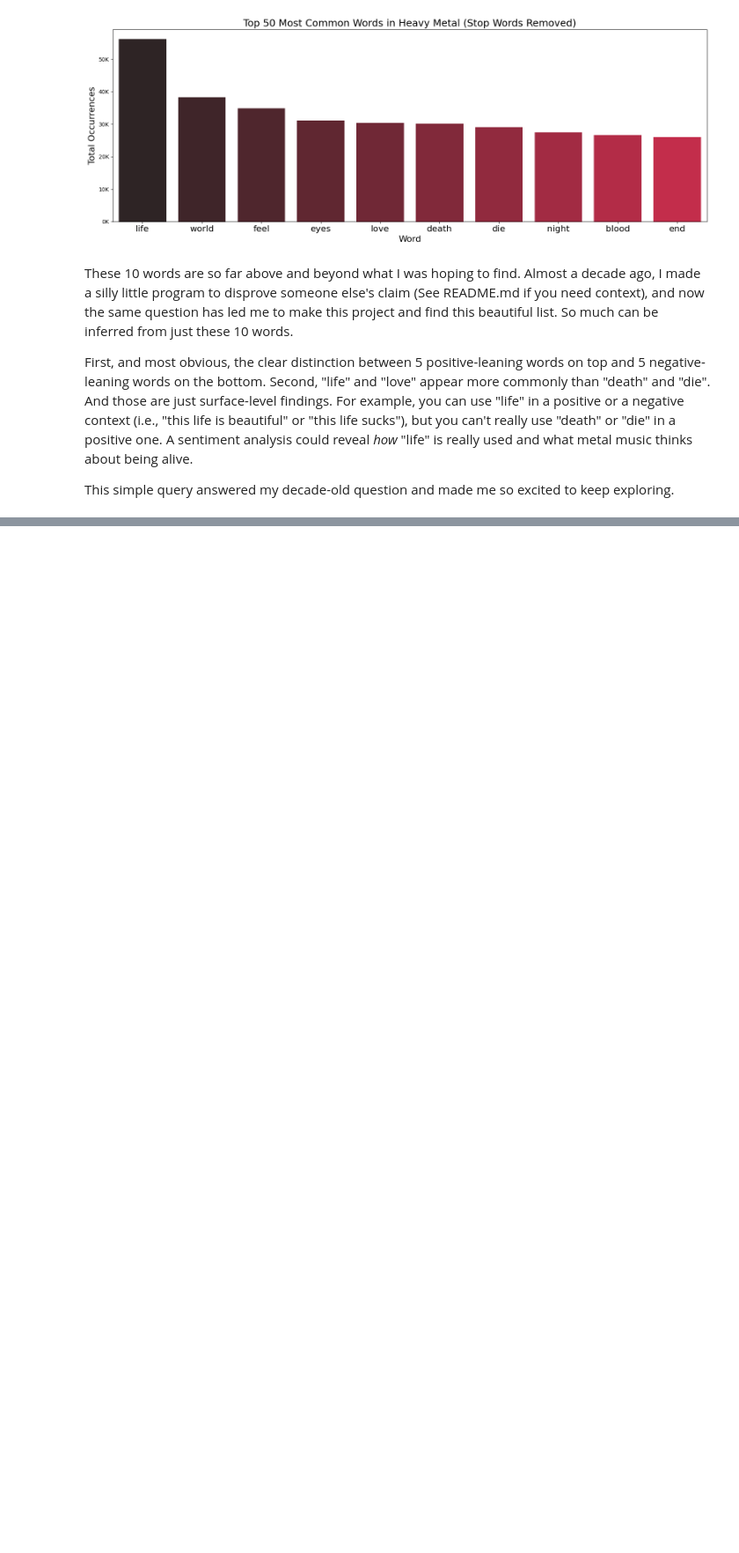
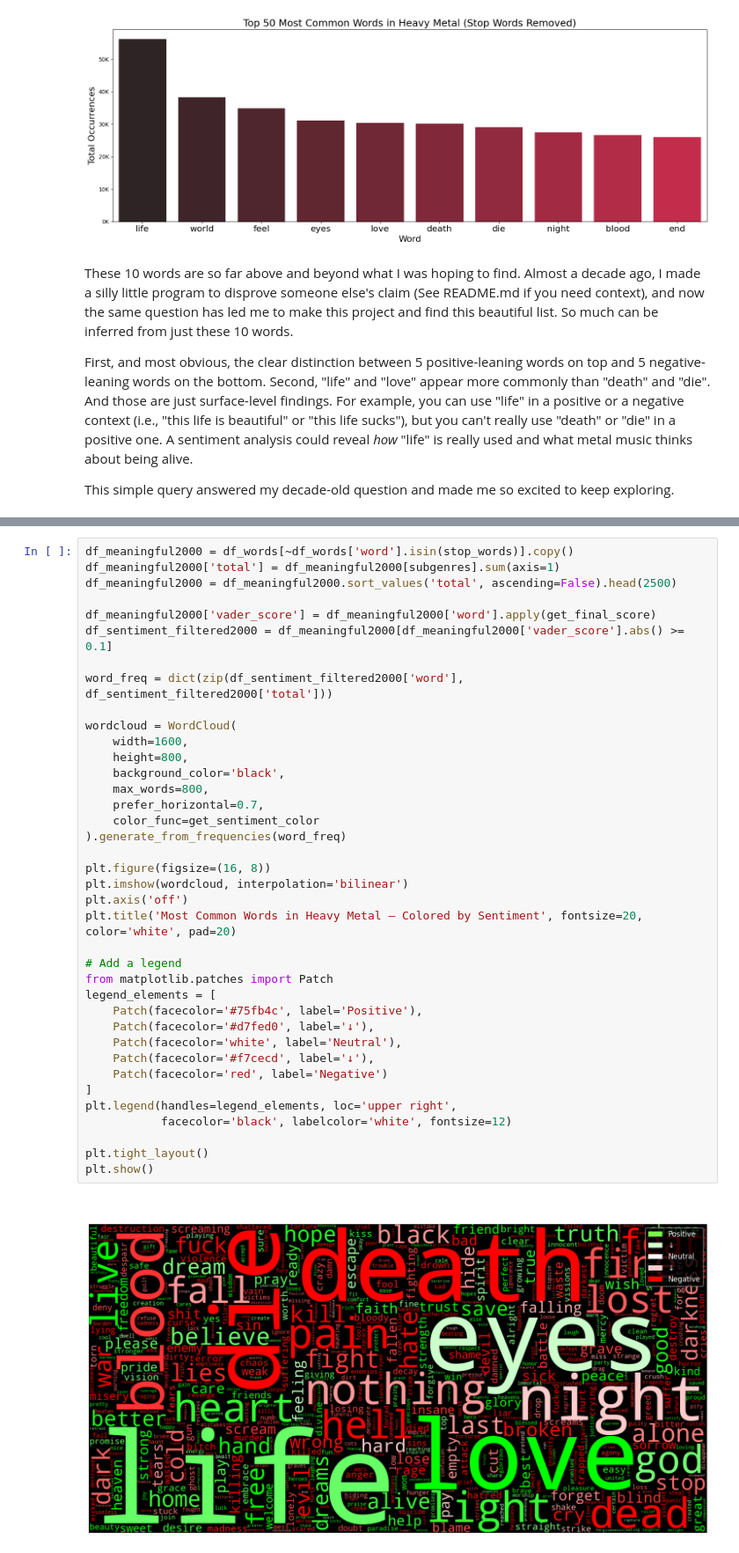
Before and after one commit to wanderson33245/The-Metal-Corpus, a Jupyter notebook: The Metal Corpus.ipynb, the cells around one changed output, grey strips where cells are left out. Shown at 88% size. Drawn from its saved outputs; the diff is of its cells as text; blank space fills up the shorter version.

```diff
--- a/The Metal Corpus.ipynb
+++ b/The Metal Corpus.ipynb
@@ -442,0 +428,40 @@ plt.show()
+# %%
+df_meaningful2000 = df_words[~df_words['word'].isin(stop_words)].copy()
+df_meaningful2000['total'] = df_meaningful2000[subgenres].sum(axis=1)
+df_meaningful2000 = df_meaningful2000.sort_values('total', ascending=False).head(2500)
+
+df_meaningful2000['vader_score'] = df_meaningful2000['word'].apply(get_final_score)
+df_sentiment_filtered2000 = df_meaningful2000[df_meaningful2000['vader_score'].abs() >= 0.1]
+
+word_freq = dict(zip(df_sentiment_filtered2000['word'], df_sentiment_filtered2000['total']))
+
+wordcloud = WordCloud(
+    width=1600,
+    height=800,
+    background_color='black',
+    max_words=800,
+    prefer_horizontal=0.7,
+    color_func=get_sentiment_color
+).generate_from_frequencies(word_freq)
+
+plt.figure(figsize=(16, 8))
+plt.imshow(wordcloud, interpolation='bilinear')
+plt.axis('off')
+plt.title('Most Common Words in Heavy Metal — Colored by Sentiment', fontsize=20, color='white', pad=20)
+
+# Add a legend
+from matplotlib.patches import Patch
+legend_elements = [
+    Patch(facecolor='#75fb4c', label='Positive'),
+    Patch(facecolor='#d7fed0', label='↓'),
+    Patch(facecolor='white', label='Neutral'),
+    Patch(facecolor='#f7cecd', label='↓'),
+    Patch(facecolor='red', label='Negative')
+]
+plt.legend(handles=legend_elements, loc='upper right',
+           facecolor='black', labelcolor='white', fontsize=12)
+
+plt.tight_layout()
+plt.show()
+# %% [output]
+[figure, added]
```
Also changed, not shown: parts of 5 cells of this notebook.
